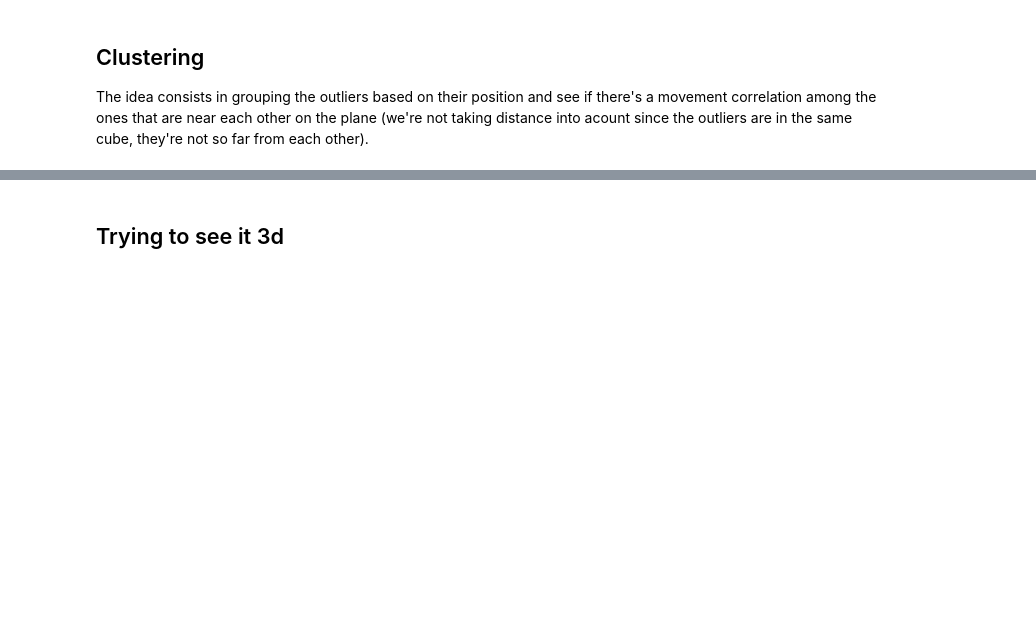
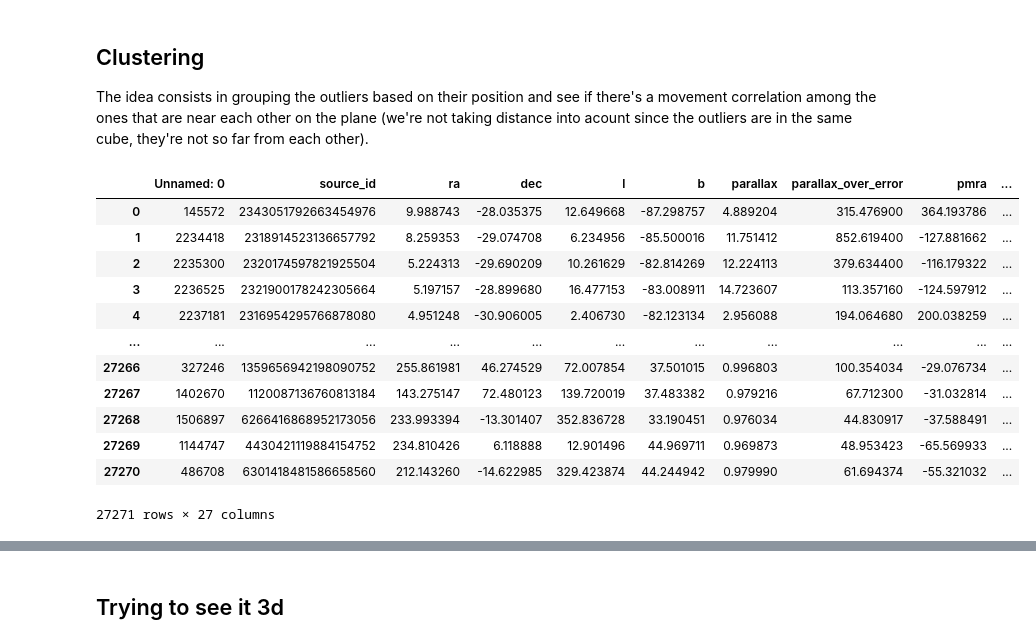
Before and after one commit to santortiz/Black-holes-searching, a Jupyter notebook: shells_clusters.ipynb, the cells around one changed output, grey strips where cells are left out. Drawn from its saved outputs; the diff is of its cells as text; code cells hidden in the pictures; blank space fills up the shorter version.

```diff
--- a/shells_clusters.ipynb
+++ b/shells_clusters.ipynb
@@ -58,3 +58,19 @@ data=pmra_outliers.merge(cubes, on='cube_id') #merging outliers with their cubes
 ## Clustering
 
 The idea consists in grouping the outliers based on their position and see if there's a movement correlation among the ones that are near each other on the plane (we're not taking distance into acount since the outliers are in the same cube, they're not so far from each other).
+# %%
+data
+# %% [output]
+|  | Unnamed: 0 | source_id | ra | dec | l | b | parallax | parallax_over_error | pmra | ... |
+| 0 | 145572 | 2343051792663454976 | 9.988743 | -28.035375 | 12.649668 | -87.298757 | 4.889204 | 315.476900 | 364.193786 | ... |
+| 1 | 2234418 | 2318914523136657792 | 8.259353 | -29.074708 | 6.234956 | -85.500016 | 11.751412 | 852.619400 | -127.881662 | ... |
+| 2 | 2235300 | 2320174597821925504 | 5.224313 | -29.690209 | 10.261629 | -82.814269 | 12.224113 | 379.634400 | -116.179322 | ... |
+| 3 | 2236525 | 2321900178242305664 | 5.197157 | -28.899680 | 16.477153 | -83.008911 | 14.723607 | 113.357160 | -124.597912 | ... |
+| 4 | 2237181 | 2316954295766878080 | 4.951248 | -30.906005 | 2.406730 | -82.123134 | 2.956088 | 194.064680 | 200.038259 | ... |
+| ... | ... | ... | ... | ... | ... | ... | ... | ... | ... | ... |
+| 27266 | 327246 | 1359656942198090752 | 255.861981 | 46.274529 | 72.007854 | 37.501015 | 0.996803 | 100.354034 | -29.076734 | ... |
+| 27267 | 1402670 | 1120087136760813184 | 143.275147 | 72.480123 | 139.720019 | 37.483382 | 0.979216 | 67.712300 | -31.032814 | ... |
+| 27268 | 1506897 | 6266416868952173056 | 233.993394 | -13.301407 | 352.836728 | 33.190451 | 0.976034 | 44.830917 | -37.588491 | ... |
+| 27269 | 1144747 | 4430421119884154752 | 234.810426 | 6.118888 | 12.901496 | 44.969711 | 0.969873 | 48.953423 | -65.569933 | ... |
+| 27270 | 486708 | 6301418481586658560 | 212.143260 | -14.622985 | 329.423874 | 44.244942 | 0.979990 | 61.694374 | -55.321032 | ... |
+27271 rows × 27 columns
```
Also changed, not shown: parts of 11 cells of this notebook, 1 other file.
